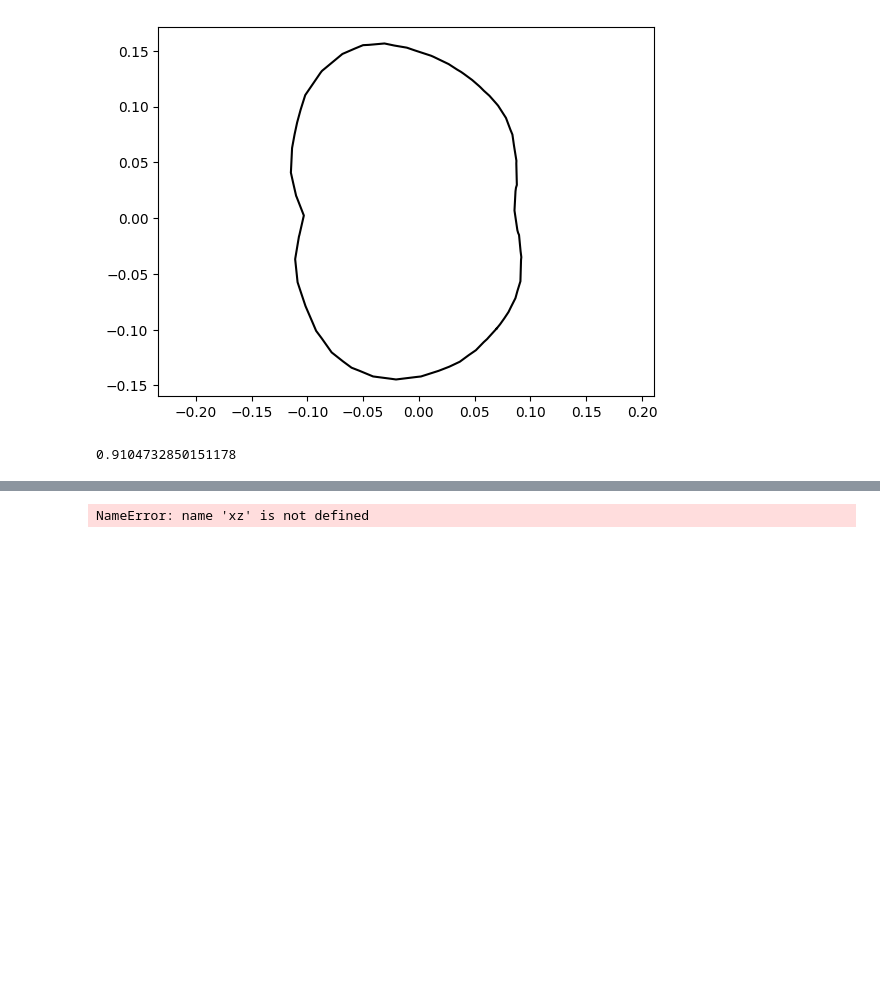
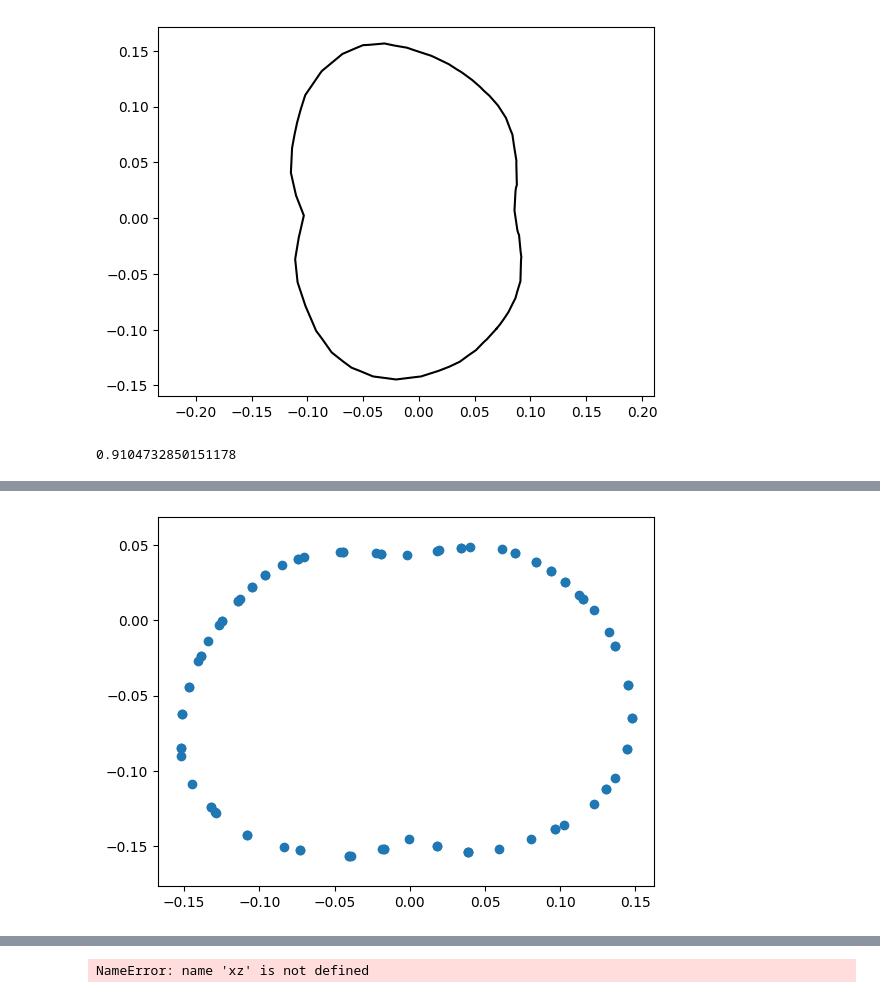
Before and after one commit to mattiabaro98/unsupervised3dhuman, a Jupyter notebook: test.ipynb, the cells around one changed output, grey strips where cells are left out. Cells and saved outputs as stored; diff of their text form; code cells hidden in the pictures; blank space fills up the shorter version.

```diff
--- a/test.ipynb
+++ b/test.ipynb
@@ -101,0 +166,10 @@ slice_2D.length * real_height / smpl_height
+# %%
+y_min = -0.2
+y_max = 0.2
+selected_points = chest_curve[(chest_curve[:, 0] >= y_min) & (chest_curve[:, 0] <= y_max)]
+# %%
+plt.scatter(selected_points[:,0], selected_points[:,1])
+plt.axis('equal')
+plt.show()
+# %% [output]
+[figure, added]
```
Also changed, not shown: parts of 17 cells of this notebook, 1 other file.
